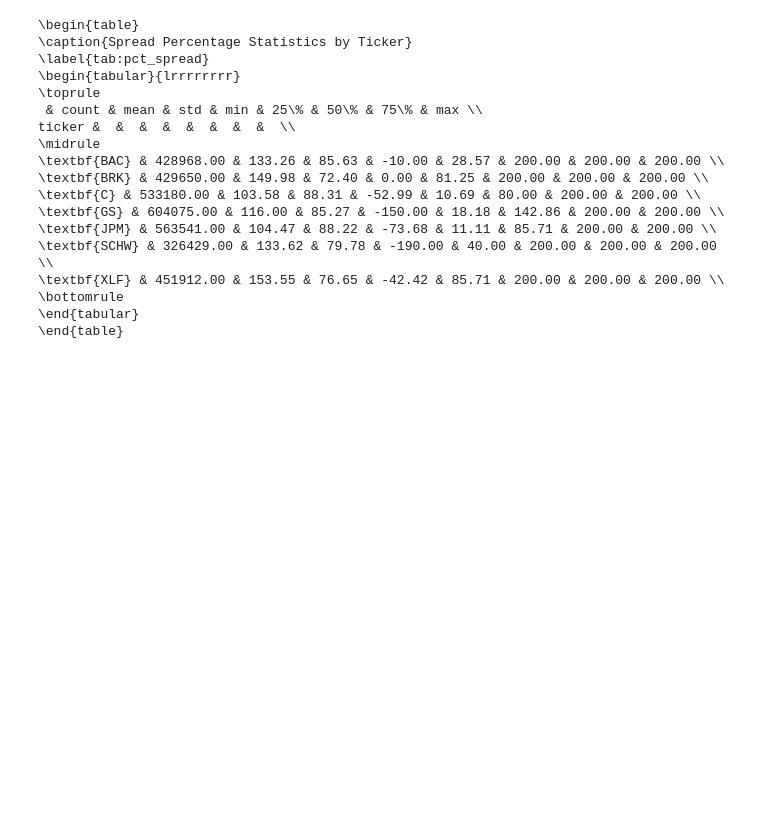
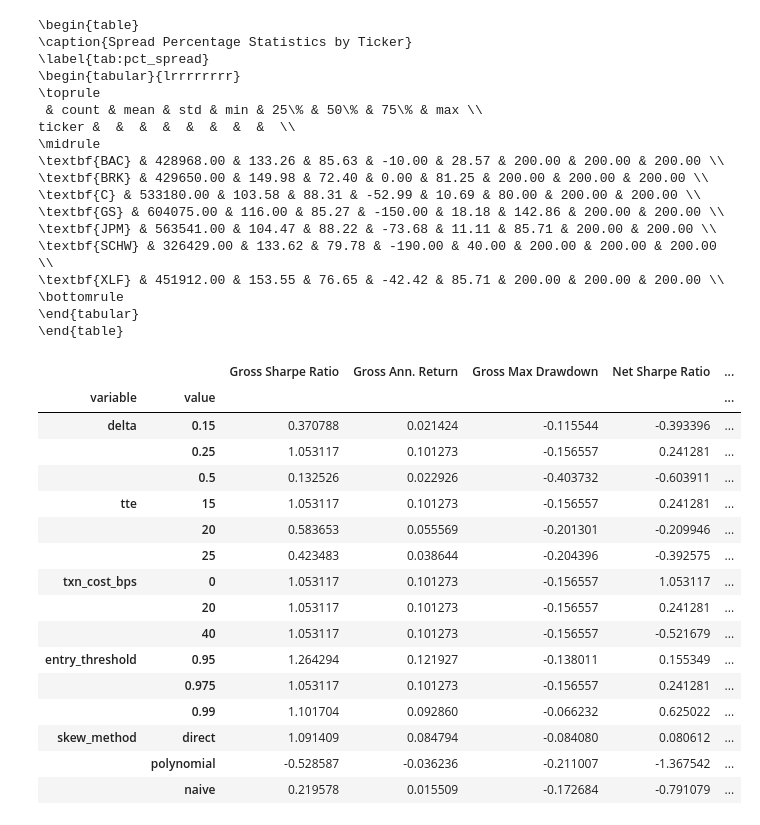
Before and after one commit to BjornThor123/Statistical_Arbitrage_Stanford_MS-E244, a Jupyter notebook: project/notebooks/data_visualization.ipynb, the cells around one changed output. Cells and saved outputs as stored; diff of their text form; code cells hidden in the pictures; blank space fills up the shorter version.

```diff
--- a/project/notebooks/data_visualization.ipynb
+++ b/project/notebooks/data_visualization.ipynb
@@ -130,3 +130,33 @@ ticker &  &  &  &  &  &  &  &  \\
 \bottomrule
 \end{tabular}
 \end{table}
+# %%
+import json
+import pandas as pd
+
+with open("../plots/sensitivity/sensitivity_summary.json") as f:
+    data = json.load(f)
+
+metrics = pd.concat(
+    {dim: pd.DataFrame(vals).T for dim, vals in data.items()},
+    names=["variable", "value"],
+)
+metrics
+# %% [output]
+|  |  | Gross Sharpe Ratio | Gross Ann. Return | Gross Max Drawdown | Net Sharpe Ratio | ... |
+| variable | value |  |  |  |  | ... |
+| delta | 0.15 | 0.370788 | 0.021424 | -0.115544 | -0.393396 | ... |
+|  | 0.25 | 1.053117 | 0.101273 | -0.156557 | 0.241281 | ... |
+|  | 0.5 | 0.132526 | 0.022926 | -0.403732 | -0.603911 | ... |
+| tte | 15 | 1.053117 | 0.101273 | -0.156557 | 0.241281 | ... |
+|  | 20 | 0.583653 | 0.055569 | -0.201301 | -0.209946 | ... |
+|  | 25 | 0.423483 | 0.038644 | -0.204396 | -0.392575 | ... |
+| txn_cost_bps | 0 | 1.053117 | 0.101273 | -0.156557 | 1.053117 | ... |
+|  | 20 | 1.053117 | 0.101273 | -0.156557 | 0.241281 | ... |
+|  | 40 | 1.053117 | 0.101273 | -0.156557 | -0.521679 | ... |
+| entry_threshold | 0.95 | 1.264294 | 0.121927 | -0.138011 | 0.155349 | ... |
+|  | 0.975 | 1.053117 | 0.101273 | -0.156557 | 0.241281 | ... |
+|  | 0.99 | 1.101704 | 0.092860 | -0.066232 | 0.625022 | ... |
+| skew_method | direct | 1.091409 | 0.084794 | -0.084080 | 0.080612 | ... |
+|  | polynomial | -0.528587 | -0.036236 | -0.211007 | -1.367542 | ... |
+|  | naive | 0.219578 | 0.015509 | -0.172684 | -0.791079 | ... |
```
Also changed, not shown: parts of 2 cells of this notebook, 17 other files.
